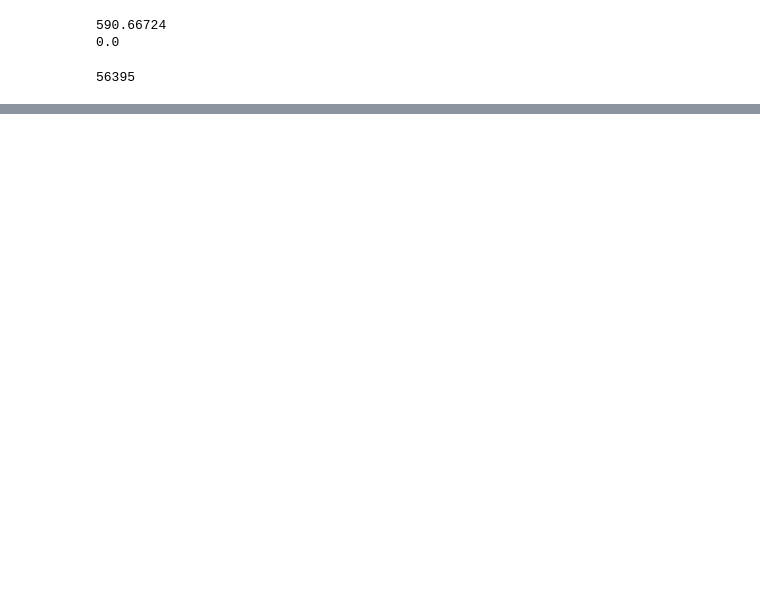
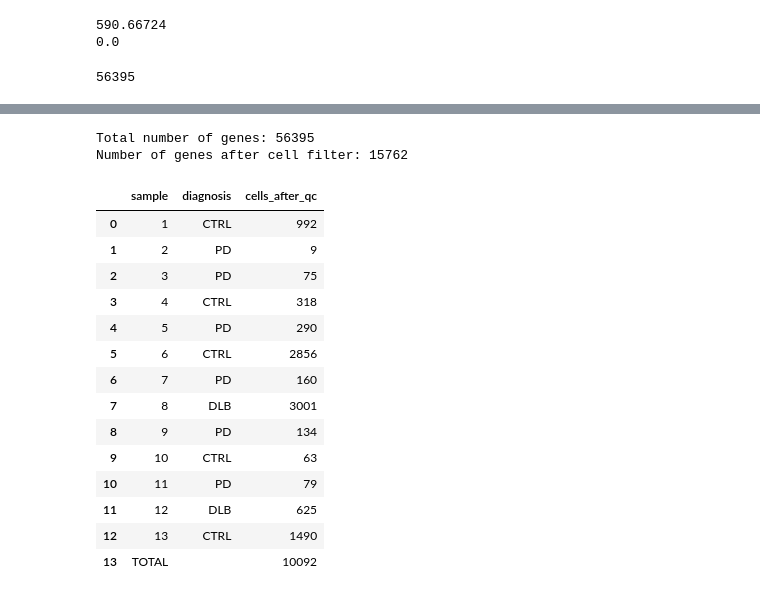
Before and after one commit to zeinabbh/M10, a Jupyter notebook: dataset2_preprocessing.ipynb, the cells around one changed output, grey strips where cells are left out. Drawn from its saved outputs; the diff is of its cells as text; code cells hidden in the pictures; blank space fills up the shorter version.

Commit message:
finished dataset2

```diff
--- a/dataset2_preprocessing.ipynb
+++ b/dataset2_preprocessing.ipynb
@@ -95,0 +193,11 @@ print(adata1.n_vars)  # number of genes
+# %%
+# Filter out genes not detected in at least 20 cells (not informative)
+
+print(f"Total number of genes: {adata.n_vars}")
+
+# Min 20 cells - filters out 0 count genes
+sc.pp.filter_genes(adata, min_cells=20)
+print(f"Number of genes after cell filter: {adata.n_vars}") # is this an ok number of genes to work with?
+# %% [output]
+Total number of genes: 56395
+Number of genes after cell filter: 15762
@@ -95,0 +209,42 @@ print(adata1.n_vars)  # number of genes
+# %%
+# Create summary table of number of samples/cells per sample (this case after filtering, as we dont have the before numbers)
+
+cells_per_sample = adata.obs.groupby("sample").size().rename("cells_after_qc")
+
+summary_table = cells_per_sample.reset_index()
+
+
+# add diagnosis
+diag_map = adata.obs[["sample", "diagnosis"]].drop_duplicates()
+summary_table = summary_table.merge(diag_map, on="sample", how="left")
+
+total_row = pd.DataFrame([{
+    "sample": "TOTAL",
+    "cells_after_qc": summary_table["cells_after_qc"].sum(),
+    "diagnosis": ""
+}])
+
+summary_table = pd.concat([summary_table, total_row], axis=0, ignore_index=True)
+
+# reorder columns
+summary_table = summary_table[["sample", "diagnosis", "cells_after_qc"]]
+
+summary_table.to_csv("/rds/general/user/ztb25/home/PBMC_datasets/2/QC_summary_table.csv", index=False)
+# %%
+summary_table
+# %% [output]
+|  | sample | diagnosis | cells_after_qc |
+| 0 | 1 | CTRL | 992 |
+| 1 | 2 | PD | 9 |
+| 2 | 3 | PD | 75 |
+| 3 | 4 | CTRL | 318 |
+| 4 | 5 | PD | 290 |
+| 5 | 6 | CTRL | 2856 |
+| 6 | 7 | PD | 160 |
+| 7 | 8 | DLB | 3001 |
+| 8 | 9 | PD | 134 |
+| 9 | 10 | CTRL | 63 |
+| 10 | 11 | PD | 79 |
+| 11 | 12 | DLB | 625 |
+| 12 | 13 | CTRL | 1490 |
+| 13 | TOTAL |  | 10092 |
```
Also changed, not shown: parts of 11 cells of this notebook.
